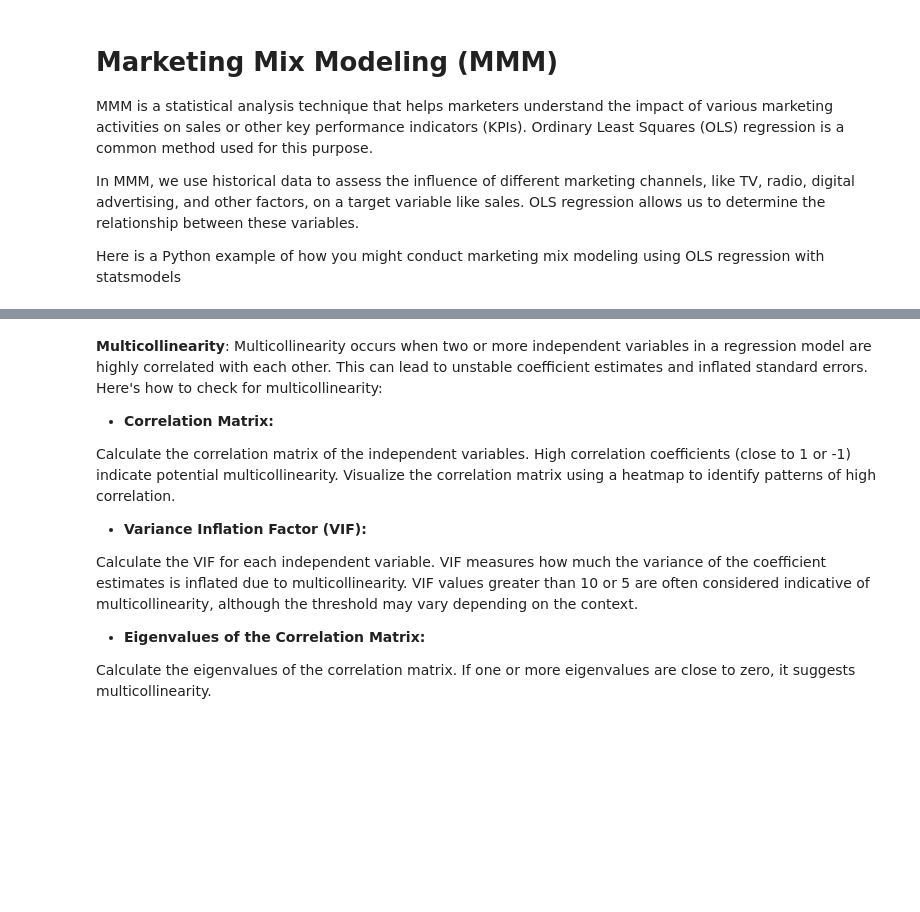
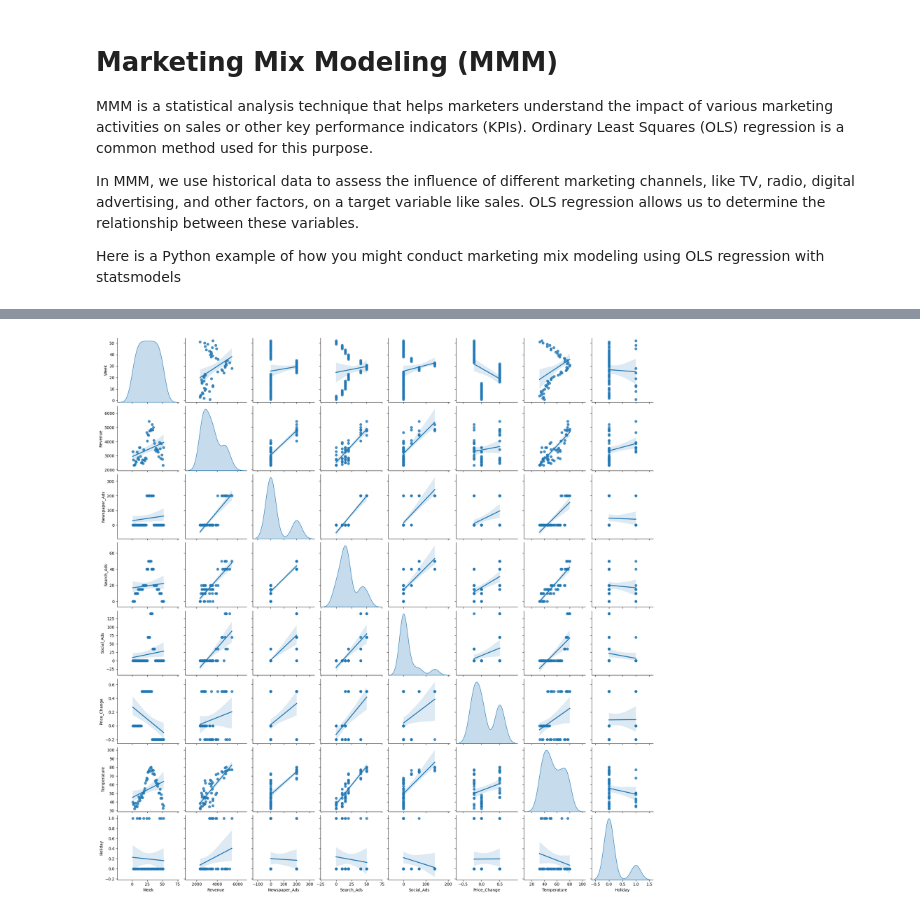
Before and after one commit to amfei/Marketing-Mix-Modeling, a Jupyter notebook: Marketing_mix_modeling.ipynb, the cells around one changed output, grey strips where cells are left out. Drawn from its saved outputs; the diff is of its cells as text; code cells hidden in the pictures; blank space fills up the shorter version.

```diff
--- a/Marketing_mix_modeling.ipynb
+++ b/Marketing_mix_modeling.ipynb
@@ -24,28 +32,13 @@ df.head()
 # %%
-# # Visualize the data
-# sns.pairplot(df, diag_kind='kde', kind='reg')
-# plt.show()
+# Visualize the data
+sns.pairplot(df, diag_kind='kde', kind='reg')
+plt.show()
+# %% [output]
+[figure, added]
 # %%
 # Define the independent variables (X) and the dependent variable (y)
 X = df[[	'Newspaper_Ads',	'Search_Ads', 'Social_Ads',	'Price_Change',	'Temperature',	'Holiday']]
 y = df['Revenue']
-# %% [markdown]
-**Multicollinearity**:
-Multicollinearity occurs when two or more independent variables in a regression model are highly correlated with each other. This can lead to unstable coefficient estimates and inflated standard errors. Here's how to check for multicollinearity:
-
-* **Correlation Matrix:**
-
-Calculate the correlation matrix of the independent variables. High correlation coefficients (close to 1 or -1) indicate potential multicollinearity.
-Visualize the correlation matrix using a heatmap to identify patterns of high correlation.
-
-* **Variance Inflation Factor (VIF):**
-
-Calculate the VIF for each independent variable. VIF measures how much the variance of the coefficient estimates is inflated due to multicollinearity.
-VIF values greater than 10 or 5 are often considered indicative of multicollinearity, although the threshold may vary depending on the context.
-
-* **Eigenvalues of the Correlation Matrix:**
-
-Calculate the eigenvalues of the correlation matrix. If one or more eigenvalues are close to zero, it suggests multicollinearity.
 # %%
 from sklearn.preprocessing import MinMaxScaler
 # Initialize the Min-Max Scaler
```
Also changed, not shown: parts of 17 cells of this notebook.
